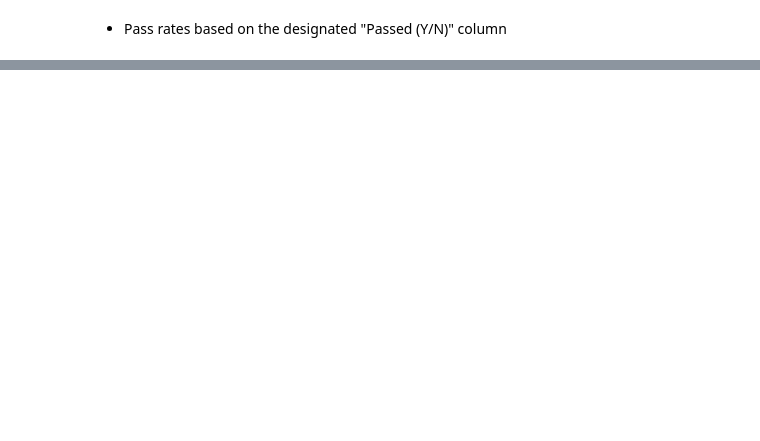
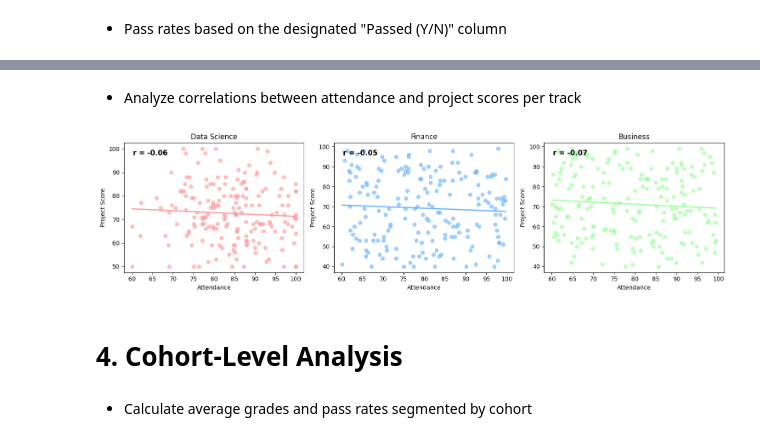
Before and after one commit to jemerson24/data_analysis_report, a Jupyter notebook: notebook/data_analysis_report.ipynb, the cells around one changed output, grey strips where cells are left out. Cells and saved outputs as stored; diff of their text form; code cells hidden in the pictures; blank space fills up the shorter version.

```diff
--- a/notebook/data_analysis_report.ipynb
+++ b/notebook/data_analysis_report.ipynb
@@ -105,0 +338,56 @@ plt.show()
+# %% [markdown]
+- Analyze correlations between attendance and project scores per track
+# %%
+tracks = {
+    "Data Science": data_df,
+    "Finance": fin_df,
+    "Business": bm_df
+}
+
+colors = {
+    "Data Science": "#ff9999",
+    "Finance": "#66b3ff",
+    "Business": "#99ff99"
+}
+
+plt.figure(figsize=(15, 4))
+
+for i, (name, df) in enumerate(tracks.items(), 1):
+
+    plt.subplot(1, 3, i)
+
+    # Scatter
+    plt.scatter(df["attendance"], df["project_score"],
+                alpha=0.6, color=colors[name])
+
+    # Regression line
+    m, b = np.polyfit(df["attendance"], df["project_score"], 1)
+    x = np.linspace(df["attendance"].min(), df["attendance"].max(), 100)
+    plt.plot(x, m*x + b, color=colors[name], linewidth=2)
+
+    # Correlation
+    r = df[["attendance", "project_score"]].corr().iloc[0, 1]
+
+    # Display correlation on the subplot
+    plt.text(
+        0.05, 0.95,
+        f"r = {r:.2f}",
+        transform=plt.gca().transAxes,
+        fontsize=12,
+        fontweight="bold",
+        color="black",
+        verticalalignment="top"
+    )
+
+    plt.title(name)
+    plt.xlabel("Attendance")
+    plt.ylabel("Project Score")
+
+plt.tight_layout()
+plt.show()
+# %% [output]
+[figure, added]
+# %% [markdown]
+# 4. Cohort-Level Analysis
+# %% [markdown]
+- Calculate average grades and pass rates segmented by cohort
```
Also changed, not shown: parts of 47 cells of this notebook, 7 other files.
